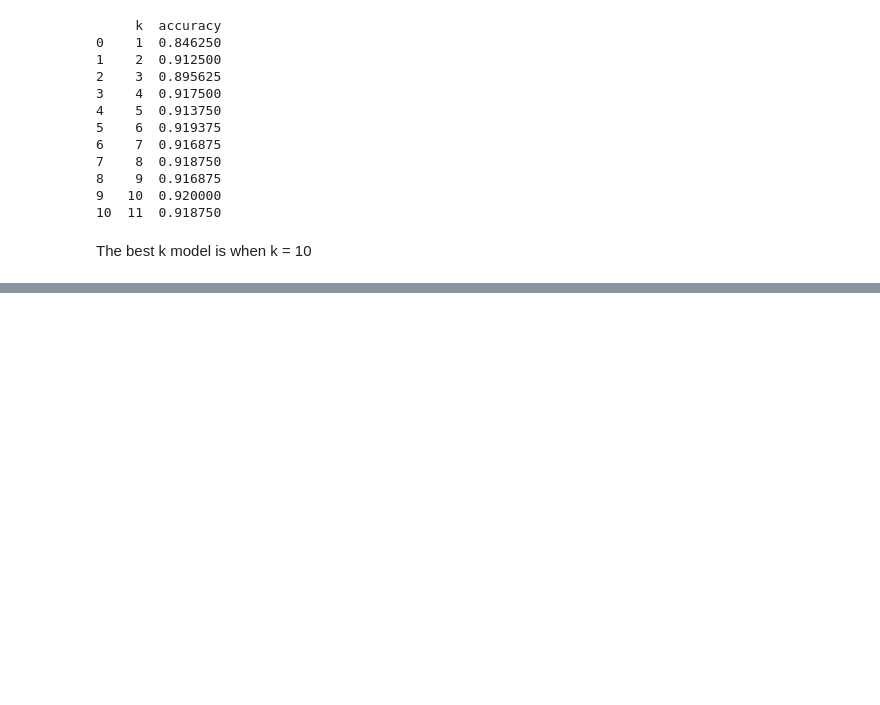
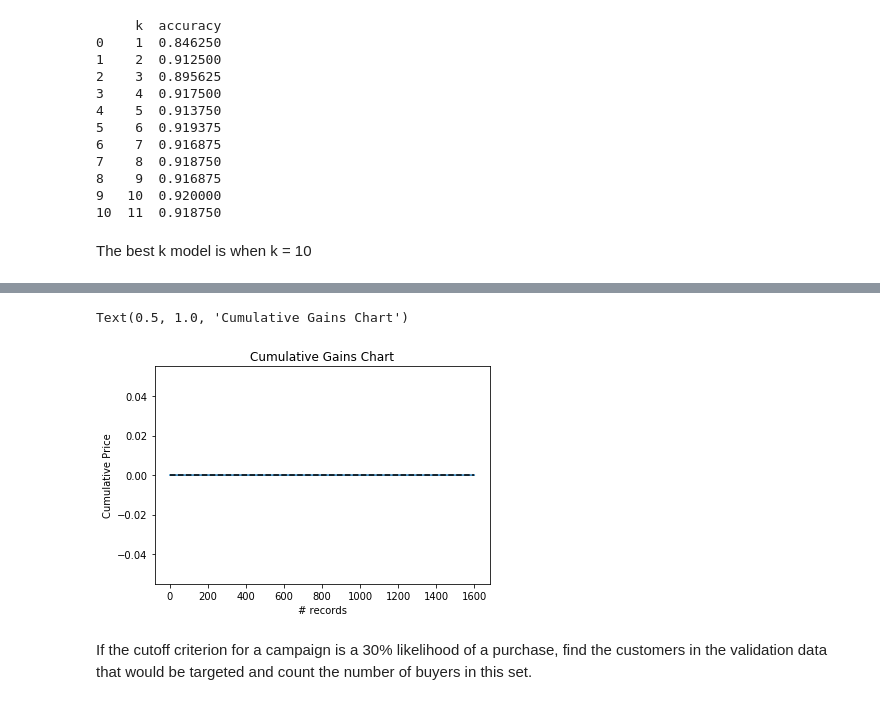
Before and after one commit to Damilare1989/Business-Analytics-Use-Cases, a Jupyter notebook: Use Case 1.ipynb, the cells around one changed output, grey strips where cells are left out. Drawn from its saved outputs; the diff is of its cells as text; code cells hidden in the pictures; blank space fills up the shorter version.

```diff
--- a/Use Case 1.ipynb
+++ b/Use Case 1.ipynb
@@ -829,0 +866,2 @@ knn_pred = knn.predict(valid_X)
+# %%
+book_club = pd.read_csv('CharlesBookClub.csv')
@@ -829,0 +928,2 @@ knn_pred = knn.predict(valid_X)
+# %%
+y_pred_RFM = logit_reg.predict(valid_X)
@@ -829,0 +951,12 @@ knn_pred = knn.predict(valid_X)
+# %%
+pred_v_RFM = pd.Series(y_pred_RFM)
+pred_v_RFM = pred_v_RFM.sort_values(ascending=False)
+
+ax = gainsChart(pred_v_RFM)
+ax.set_ylabel('Cumulative Price')
+ax.set_title('Cumulative Gains Chart')
+# %% [output]
+Text(0.5, 1.0, 'Cumulative Gains Chart')
+[figure, added]
+# %% [markdown]
+If the cutoff criterion for a campaign is a 30% likelihood of a purchase, find the customers in the validation data that would be targeted and count the number of buyers in this set.
```
Also changed, not shown: parts of 23 cells of this notebook.
